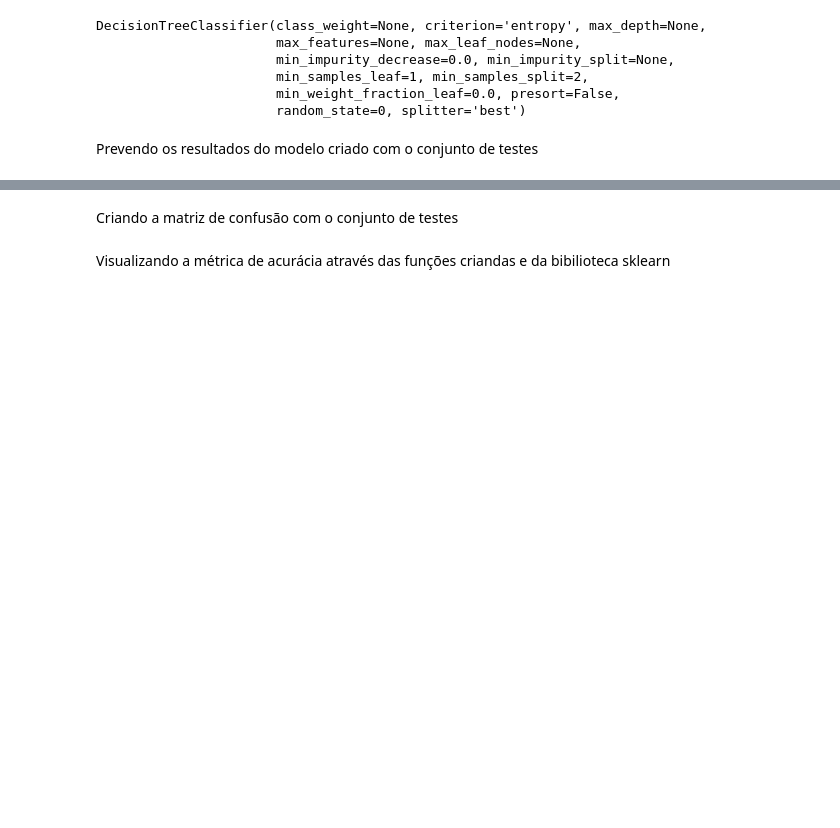
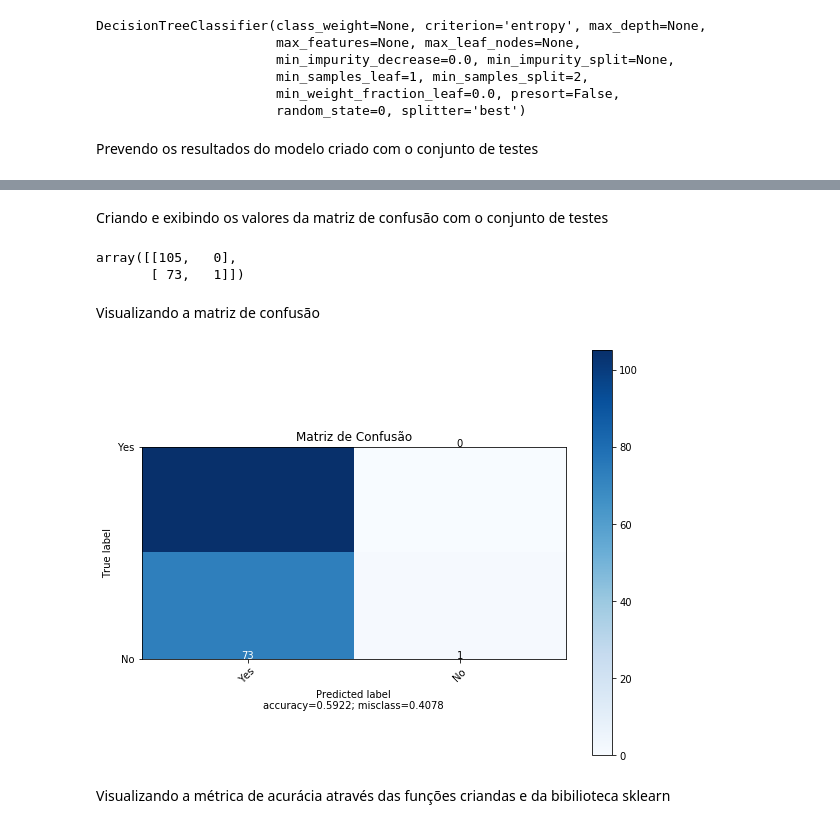
Before and after one commit to r4phael/ml-course, a Jupyter notebook: notebooks/decision_tree.ipynb, the cells around one changed output, grey strips where cells are left out. Cells and saved outputs as stored; diff of their text form; code cells hidden in the pictures; blank space fills up the shorter version.

```diff
--- a/notebooks/decision_tree.ipynb
+++ b/notebooks/decision_tree.ipynb
@@ -124,7 +256,21 @@ y_pred = classifier.predict(X_test)
 # %% [markdown]
-Criando a matriz de confusão com o conjunto de testes
+Criando e exibindo os valores da matriz de confusão com o conjunto de testes
 # %%
 tn, fp, fn, tp = confusion_matrix(y_test, y_pred).ravel()
+
+confusion_matrix(y_test, y_pred)
+# %% [output]
+array([[105,   0],
+       [ 73,   1]])
+# %% [markdown]
+Visualizando a matriz de confusão
+# %%
+plot_confusion_matrix(cm           = confusion_matrix(y_test, y_pred),
+                      normalize    = False,
+                      target_names = ['Yes', 'No'],
+                      title        = "Matriz de Confusão")
+# %% [output]
+[figure, added]
 # %% [markdown]
 Visualizando a métrica de acurácia através das funções criandas e da bibilioteca sklearn
 # %%
```
Also changed, not shown: parts of 11 cells of this notebook.
